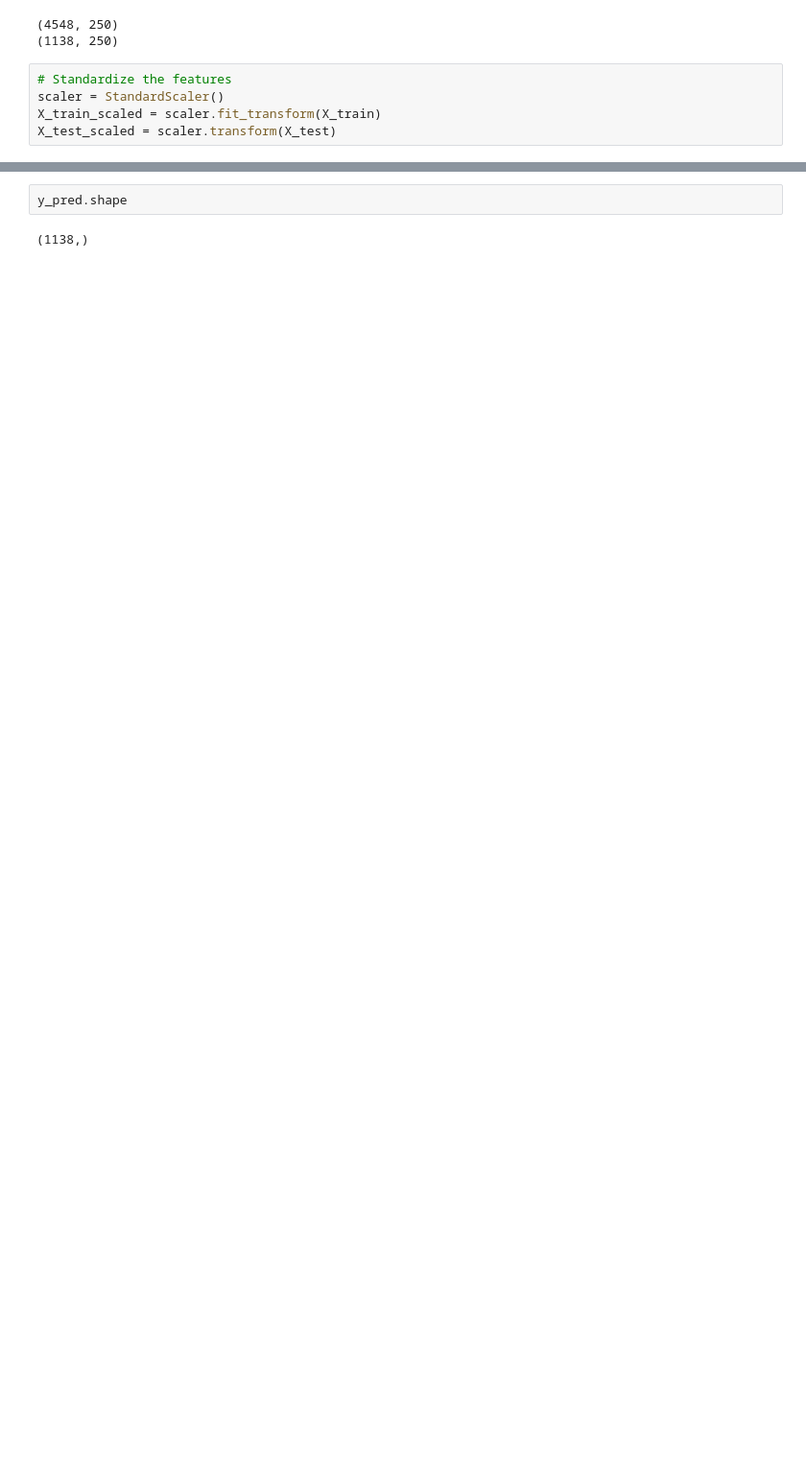
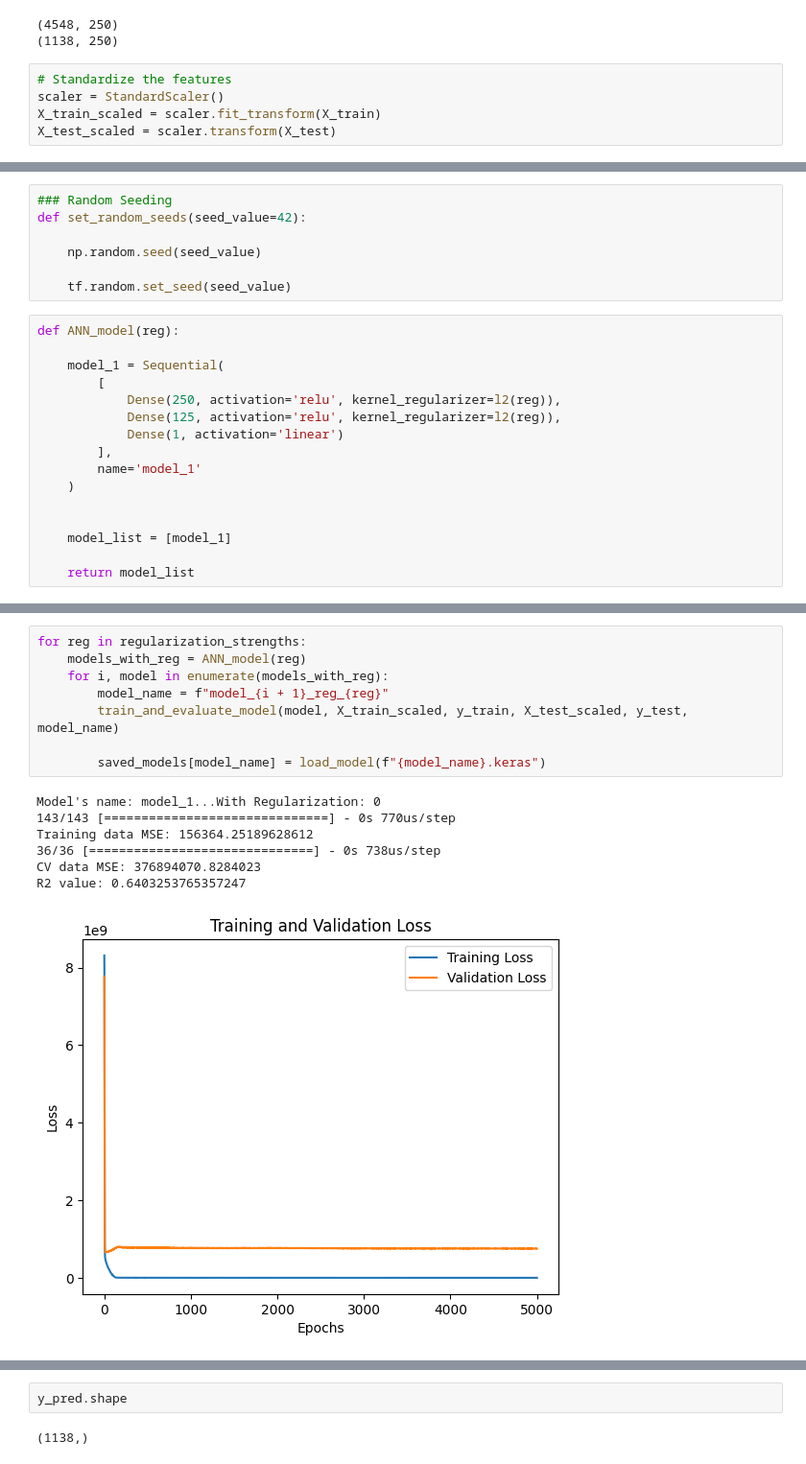
Before and after one commit to FahimS45/ML_projects_under_development, a Jupyter notebook: Energy/Residential_energy_consumption_prediction_in_BTU/Residential_energy_consumption_prediction_in_BTU.ipynb, the cells around one changed output, grey strips where cells are left out. Shown at 96% size. Cells and saved outputs as stored; diff of their text form; blank space fills up the shorter version.

```diff
--- a/Energy/Residential_energy_consumption_prediction_in_BTU/Residential_energy_consumption_prediction_in_BTU.ipynb
+++ b/Energy/Residential_energy_consumption_prediction_in_BTU/Residential_energy_consumption_prediction_in_BTU.ipynb
@@ -1012,0 +1032,23 @@ Name: TOTALBTU_incode, dtype: float64
+# %%
+### Random Seeding
+def set_random_seeds(seed_value=42):
+
+    np.random.seed(seed_value)
+
+    tf.random.set_seed(seed_value)
+# %%
+def ANN_model(reg):
+
+    model_1 = Sequential(
+        [
+            Dense(250, activation='relu', kernel_regularizer=l2(reg)),
+            Dense(125, activation='relu', kernel_regularizer=l2(reg)),
+            Dense(1, activation='linear')
+        ],
+        name='model_1'
+    )
+
+
+    model_list = [model_1]
+
+    return model_list
@@ -1012,0 +1105,16 @@ Name: TOTALBTU_incode, dtype: float64
+# %%
+for reg in regularization_strengths:
+    models_with_reg = ANN_model(reg)
+    for i, model in enumerate(models_with_reg):
+        model_name = f"model_{i + 1}_reg_{reg}"
+        train_and_evaluate_model(model, X_train_scaled, y_train, X_test_scaled, y_test, model_name)
+
+        saved_models[model_name] = load_model(f"{model_name}.keras")
+# %% [output]
+Model's name: model_1...With Regularization: 0
+143/143 [==============================] - 0s 770us/step
+Training data MSE: 156364.25189628612
+36/36 [==============================] - 0s 738us/step
+CV data MSE: 376894070.8284023
+R2 value: 0.6403253765357247
+[figure, added]
```
Also changed, not shown: parts of 9 cells of this notebook.
